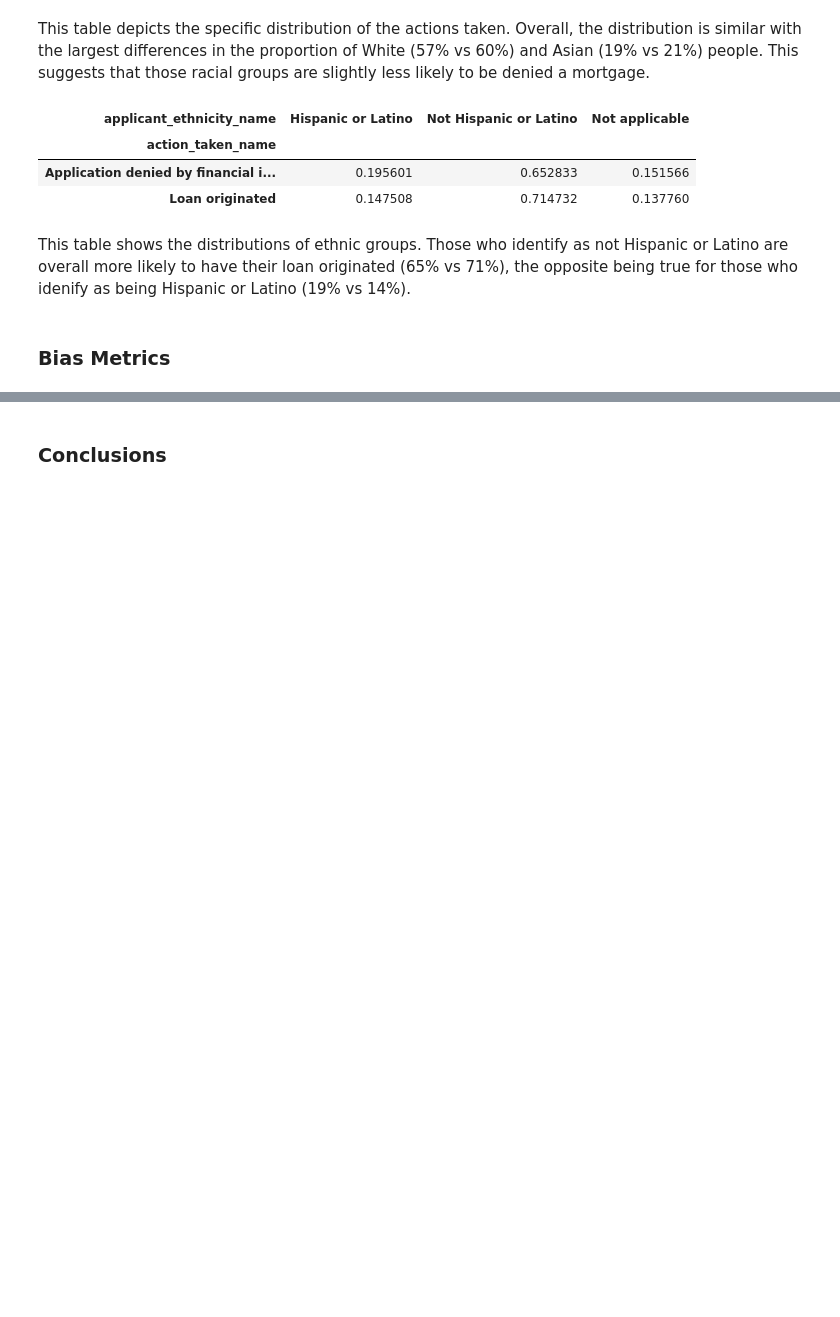
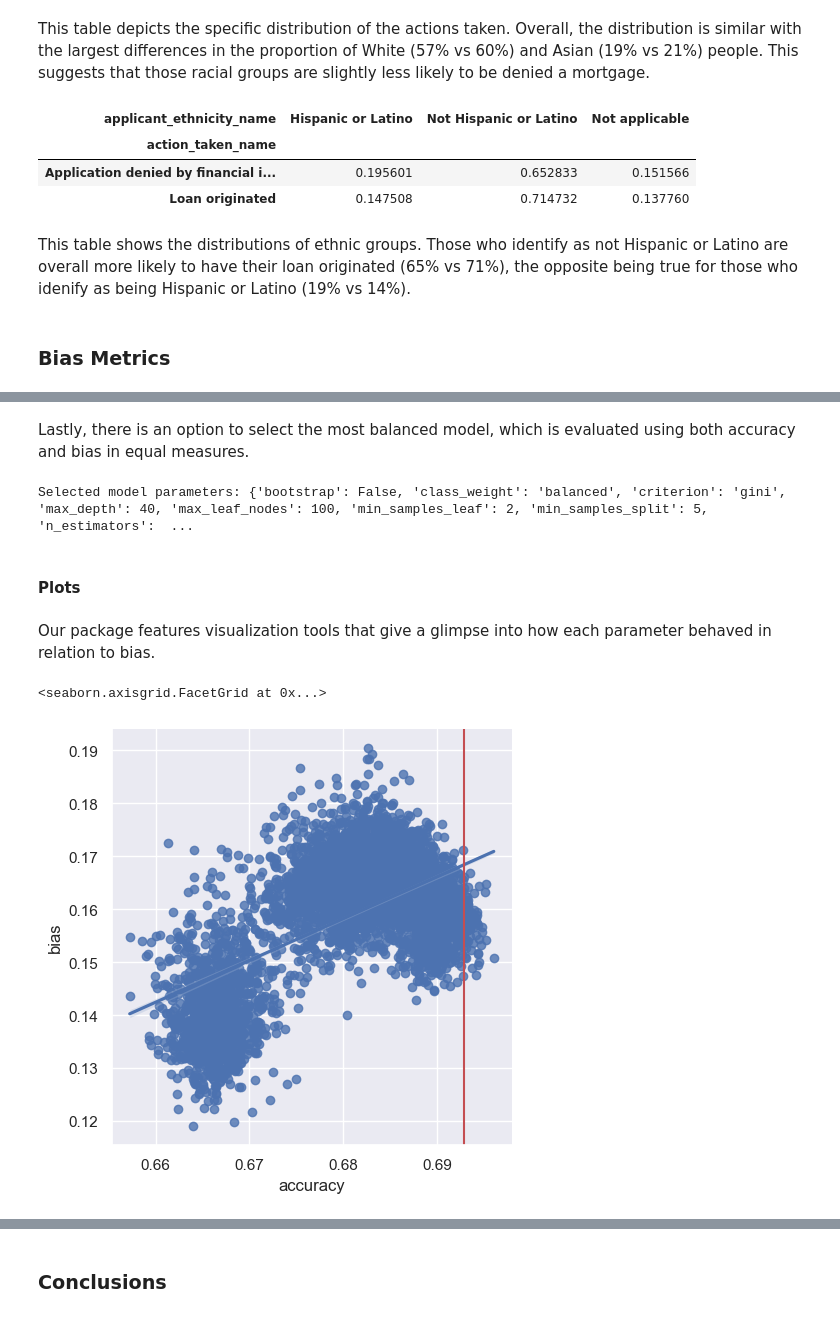
Before and after one commit to 474benchen/bias_aware_gridsearchCV, a Jupyter notebook: mortgage_example/mortgage_example.ipynb, the cells around one changed output, grey strips where cells are left out. Cells and saved outputs as stored; diff of their text form; code cells hidden in the pictures; blank space fills up the shorter version.

```diff
--- a/mortgage_example/mortgage_example.ipynb
+++ b/mortgage_example/mortgage_example.ipynb
@@ -333,0 +278,7 @@ After selecting a model using the grid search, disparate impact seems to have ha
+# %% [markdown]
+Lastly, there is an option to select the most balanced model, which is evaluated using both accuracy and bias in equal measures.
+# %%
+# Model with the best balance between accuracy and bias
+bags_bal = loaded_bags_model.select_balanced_model(10)
+# %% [output]
+Selected model parameters: {'bootstrap': False, 'class_weight': 'balanced', 'criterion': 'gini', 'max_depth': 40, 'max_leaf_nodes': 100, 'min_samples_leaf': 2, 'min_samples_split': 5, 'n_estimators':  ...
@@ -333,0 +291,9 @@ After selecting a model using the grid search, disparate impact seems to have ha
+# %% [markdown]
+#### Plots
+# %% [markdown]
+Our package features visualization tools that give a glimpse into how each parameter behaved in relation to bias.
+# %%
+loaded_bags_model.plot_accuracy(100)
+# %% [output]
+<seaborn.axisgrid.FacetGrid at 0x...>
+[figure, added]
```
Also changed, not shown: parts of 56 cells of this notebook.
